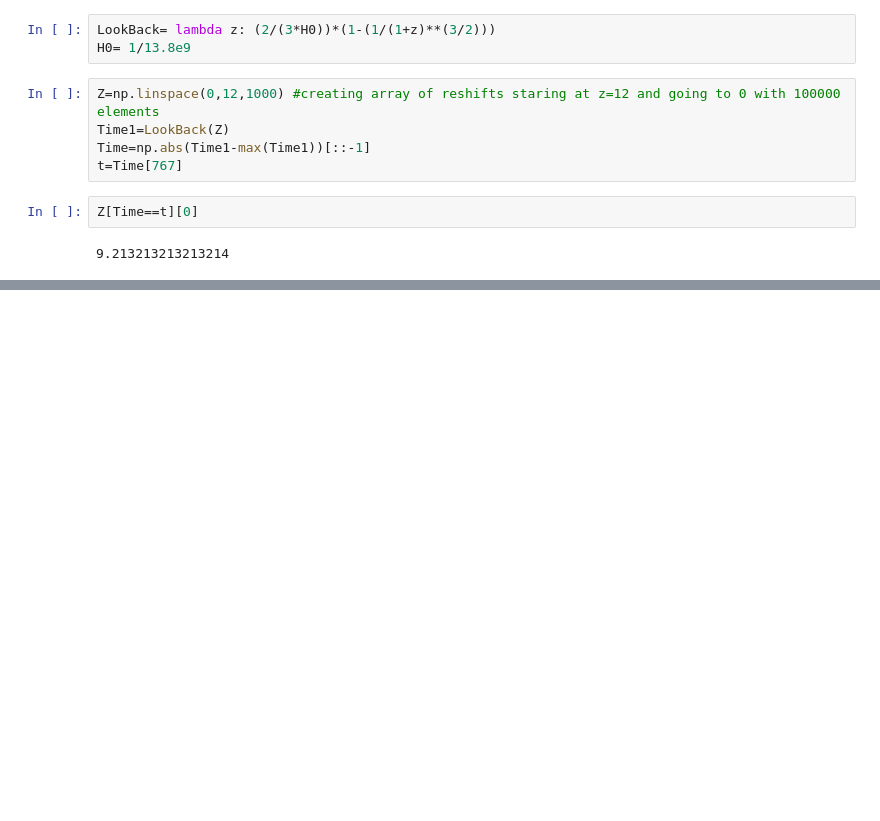
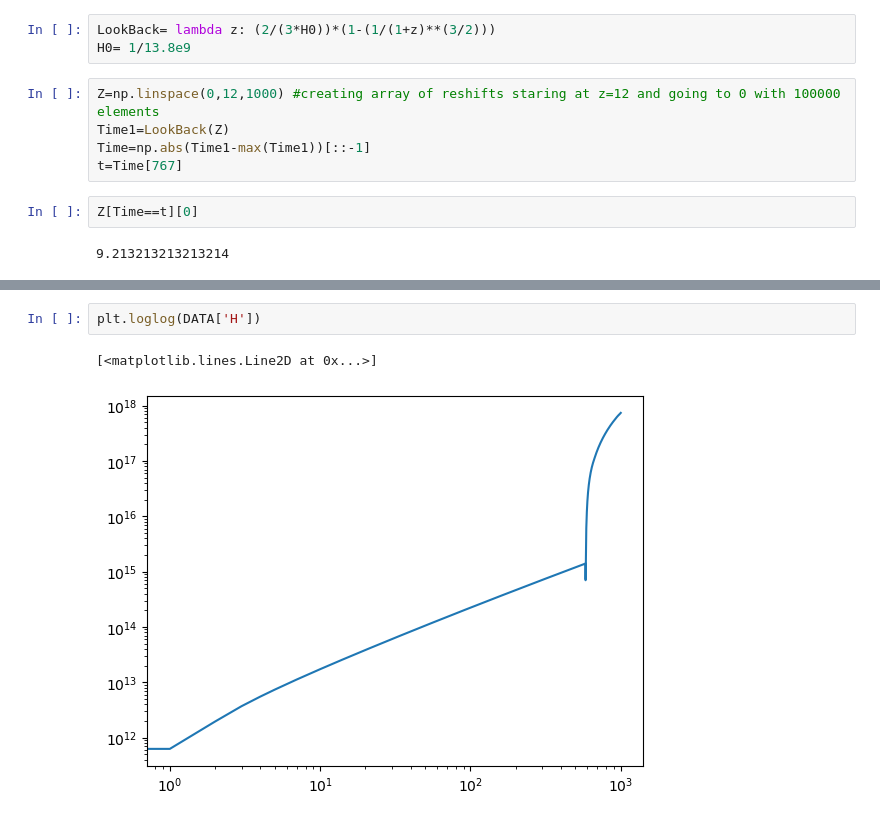
Before and after one commit to KKamp2015/Astro2Project, a Jupyter notebook: Checking.ipynb, the cells around one changed output, grey strips where cells are left out. Drawn from its saved outputs; the diff is of its cells as text; blank space fills up the shorter version.

```diff
--- a/Checking.ipynb
+++ b/Checking.ipynb
@@ -124,0 +157,5 @@ plt.loglog(DATA['ISM']+DATA['Stars'])
+# %%
+plt.loglog(DATA['H'])
+# %% [output]
+[<matplotlib.lines.Line2D at 0x...>]
+[figure, added]
```
Also changed, not shown: parts of 6 cells of this notebook, 1 other file.
